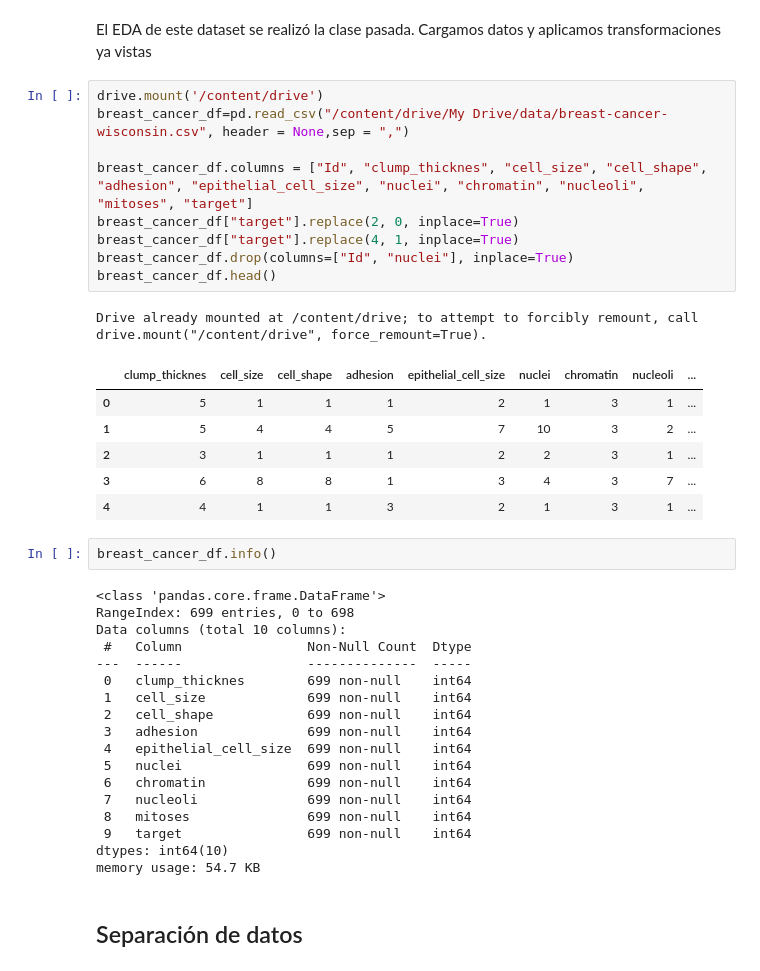
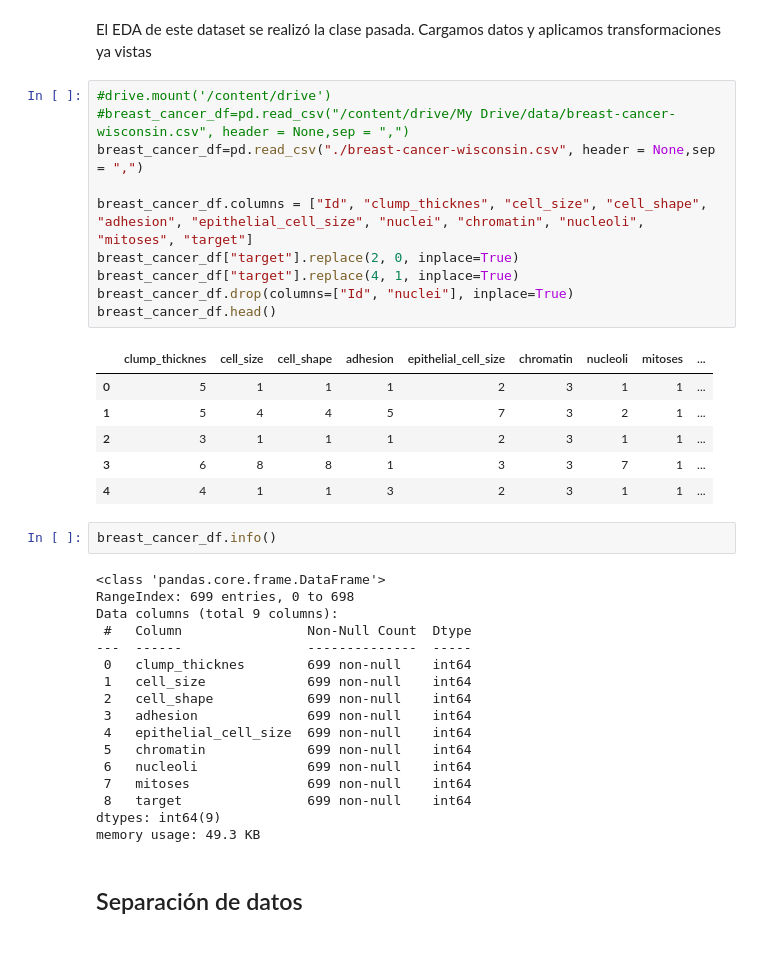
Before and after one commit to federicoalonso/machine-learning, a Jupyter notebook: 4_Metricas_CrossValidation/4_Metricas_CrossValidation.ipynb, the cells around one changed output. Cells and saved outputs as stored; diff of their text form.

```diff
--- a/4_Metricas_CrossValidation/4_Metricas_CrossValidation.ipynb
+++ b/4_Metricas_CrossValidation/4_Metricas_CrossValidation.ipynb
@@ -21,28 +21,28 @@ from sklearn.metrics import plot_confusion_matrix
 # %% [markdown]
 El EDA de este dataset se realizó la clase pasada. Cargamos datos y aplicamos transformaciones ya vistas
 # %%
-drive.mount('/content/drive')
-breast_cancer_df=pd.read_csv("/content/drive/My Drive/data/breast-cancer-wisconsin.csv", header = None,sep = ",")
+#drive.mount('/content/drive')
+#breast_cancer_df=pd.read_csv("/content/drive/My Drive/data/breast-cancer-wisconsin.csv", header = None,sep = ",")
+breast_cancer_df=pd.read_csv("./breast-cancer-wisconsin.csv", header = None,sep = ",")
 
 breast_cancer_df.columns = ["Id", "clump_thicknes", "cell_size", "cell_shape", "adhesion", "epithelial_cell_size", "nuclei", "chromatin", "nucleoli", "mitoses", "target"]
 breast_cancer_df["target"].replace(2, 0, inplace=True)
 breast_cancer_df["target"].replace(4, 1, inplace=True)
 breast_cancer_df.drop(columns=["Id", "nuclei"], inplace=True)
 breast_cancer_df.head()
 # %% [output]
-Drive already mounted at /content/drive; to attempt to forcibly remount, call drive.mount("/content/drive", force_remount=True).
-|  | clump_thicknes | cell_size | cell_shape | adhesion | epithelial_cell_size | nuclei | chromatin | nucleoli | ... |
-| 0 | 5 | 1 | 1 | 1 | 2 | 1 | 3 | 1 | ... |
-| 1 | 5 | 4 | 4 | 5 | 7 | 10 | 3 | 2 | ... |
-| 2 | 3 | 1 | 1 | 1 | 2 | 2 | 3 | 1 | ... |
-| 3 | 6 | 8 | 8 | 1 | 3 | 4 | 3 | 7 | ... |
-| 4 | 4 | 1 | 1 | 3 | 2 | 1 | 3 | 1 | ... |
+|  | clump_thicknes | cell_size | cell_shape | adhesion | epithelial_cell_size | chromatin | nucleoli | mitoses | ... |
+| 0 | 5 | 1 | 1 | 1 | 2 | 3 | 1 | 1 | ... |
+| 1 | 5 | 4 | 4 | 5 | 7 | 3 | 2 | 1 | ... |
+| 2 | 3 | 1 | 1 | 1 | 2 | 3 | 1 | 1 | ... |
+| 3 | 6 | 8 | 8 | 1 | 3 | 3 | 7 | 1 | ... |
+| 4 | 4 | 1 | 1 | 3 | 2 | 3 | 1 | 1 | ... |
 # %%
 breast_cancer_df.info()
 # %% [output]
 <class 'pandas.core.frame.DataFrame'>
 RangeIndex: 699 entries, 0 to 698
-Data columns (total 10 columns):
+Data columns (total 9 columns):
  #   Column                Non-Null Count  Dtype
 ---  ------                --------------  -----
  0   clump_thicknes        699 non-null    int64
@@ -50,13 +50,12 @@ Data columns (total 10 columns):
  2   cell_shape            699 non-null    int64
  3   adhesion              699 non-null    int64
  4   epithelial_cell_size  699 non-null    int64
- 5   nuclei                699 non-null    int64
- 6   chromatin             699 non-null    int64
- 7   nucleoli              699 non-null    int64
- 8   mitoses               699 non-null    int64
- 9   target                699 non-null    int64
-dtypes: int64(10)
-memory usage: 54.7 KB
+ 5   chromatin             699 non-null    int64
+ 6   nucleoli              699 non-null    int64
+ 7   mitoses               699 non-null    int64
+ 8   target                699 non-null    int64
+dtypes: int64(9)
+memory usage: 49.3 KB
 # %% [markdown]
 ## Separación de datos
 # %%
```
Also changed, not shown: parts of 24 cells of this notebook, 1 other file.
